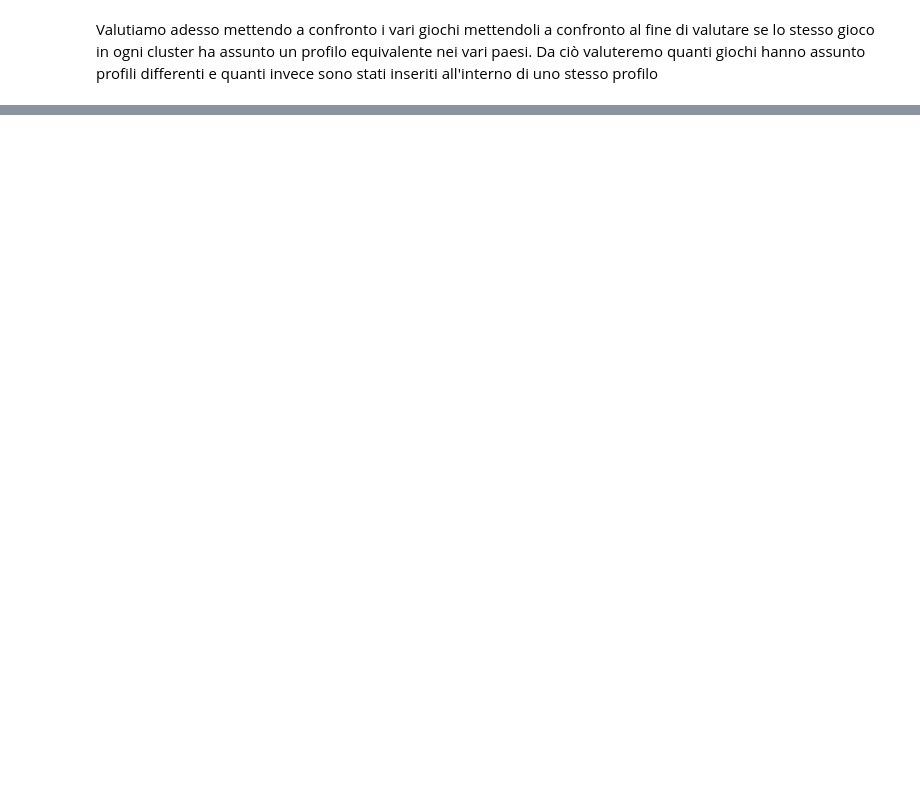
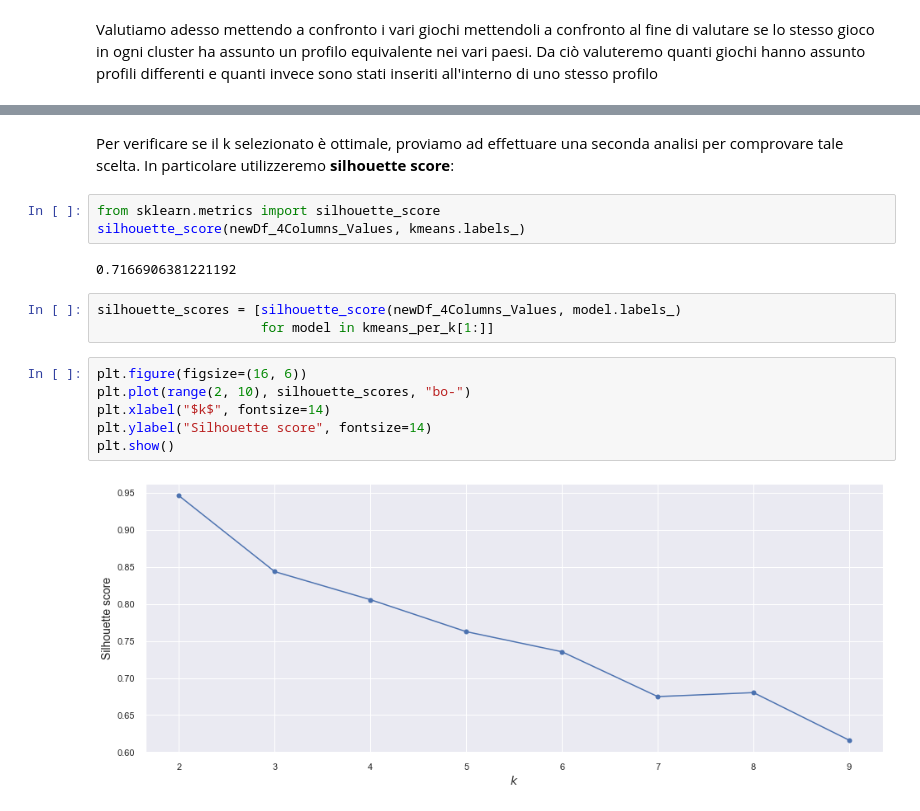
Before and after one commit to SimoneeBr/dm-project, a Jupyter notebook: Progetto_Game_Sales.ipynb, the cells around one changed output, grey strips where cells are left out. Cells and saved outputs as stored; diff of their text form; blank space fills up the shorter version.

```diff
--- a/Progetto_Game_Sales.ipynb
+++ b/Progetto_Game_Sales.ipynb
@@ -866,0 +893,18 @@ df.shape
+# %% [markdown]
+Per verificare se il k selezionato è ottimale, proviamo ad effettuare una seconda analisi per comprovare tale scelta. In particolare utilizzeremo **silhouette score**:
+# %%
+from sklearn.metrics import silhouette_score
+silhouette_score(newDf_4Columns_Values, kmeans.labels_)
+# %% [output]
+0.7166906381221192
+# %%
+silhouette_scores = [silhouette_score(newDf_4Columns_Values, model.labels_)
+                     for model in kmeans_per_k[1:]]
+# %%
+plt.figure(figsize=(16, 6))
+plt.plot(range(2, 10), silhouette_scores, "bo-")
+plt.xlabel("$k$", fontsize=14)
+plt.ylabel("Silhouette score", fontsize=14)
+plt.show()
+# %% [output]
+[figure, added]
```
Also changed, not shown: parts of 83 cells of this notebook.
